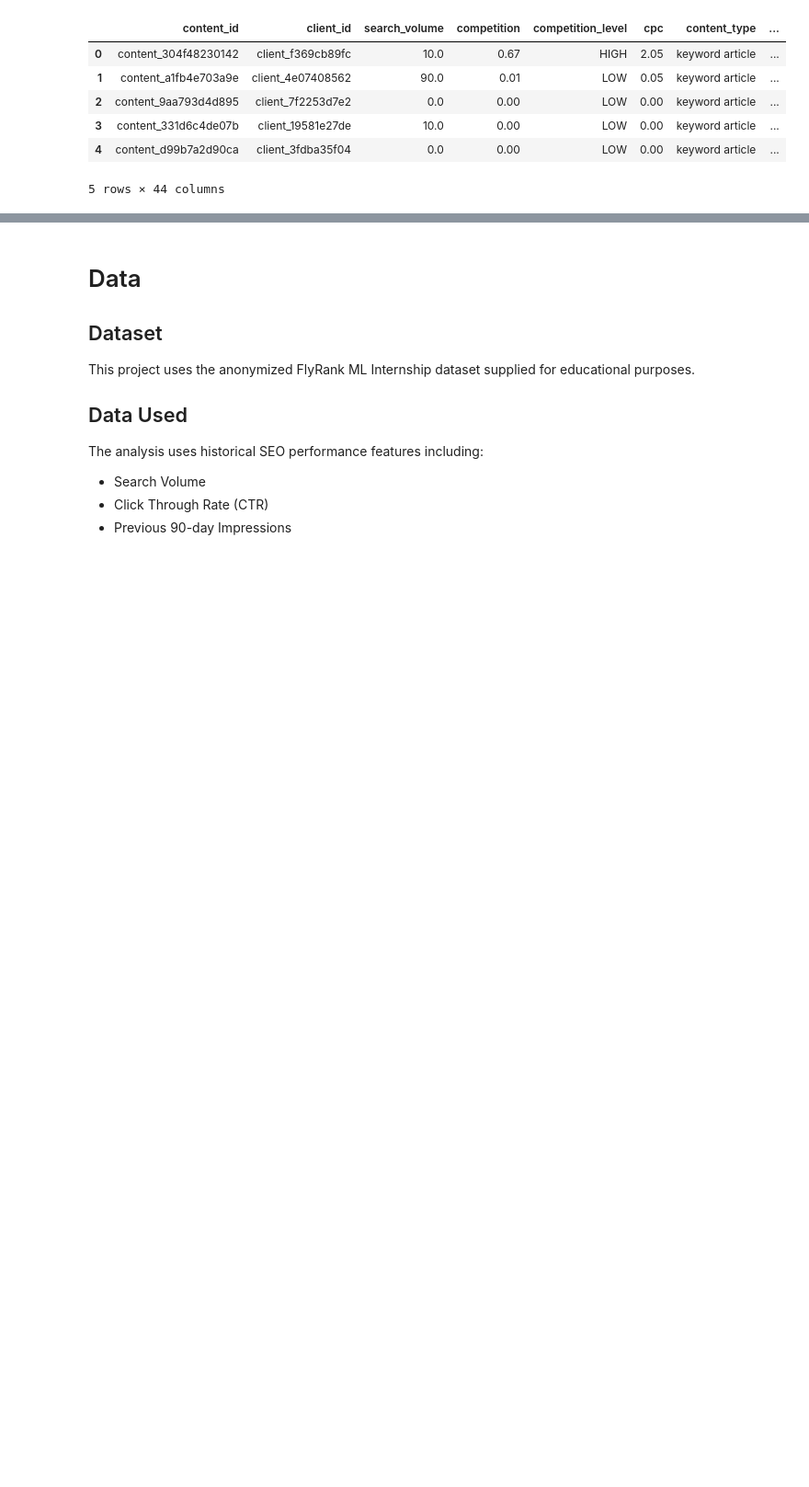
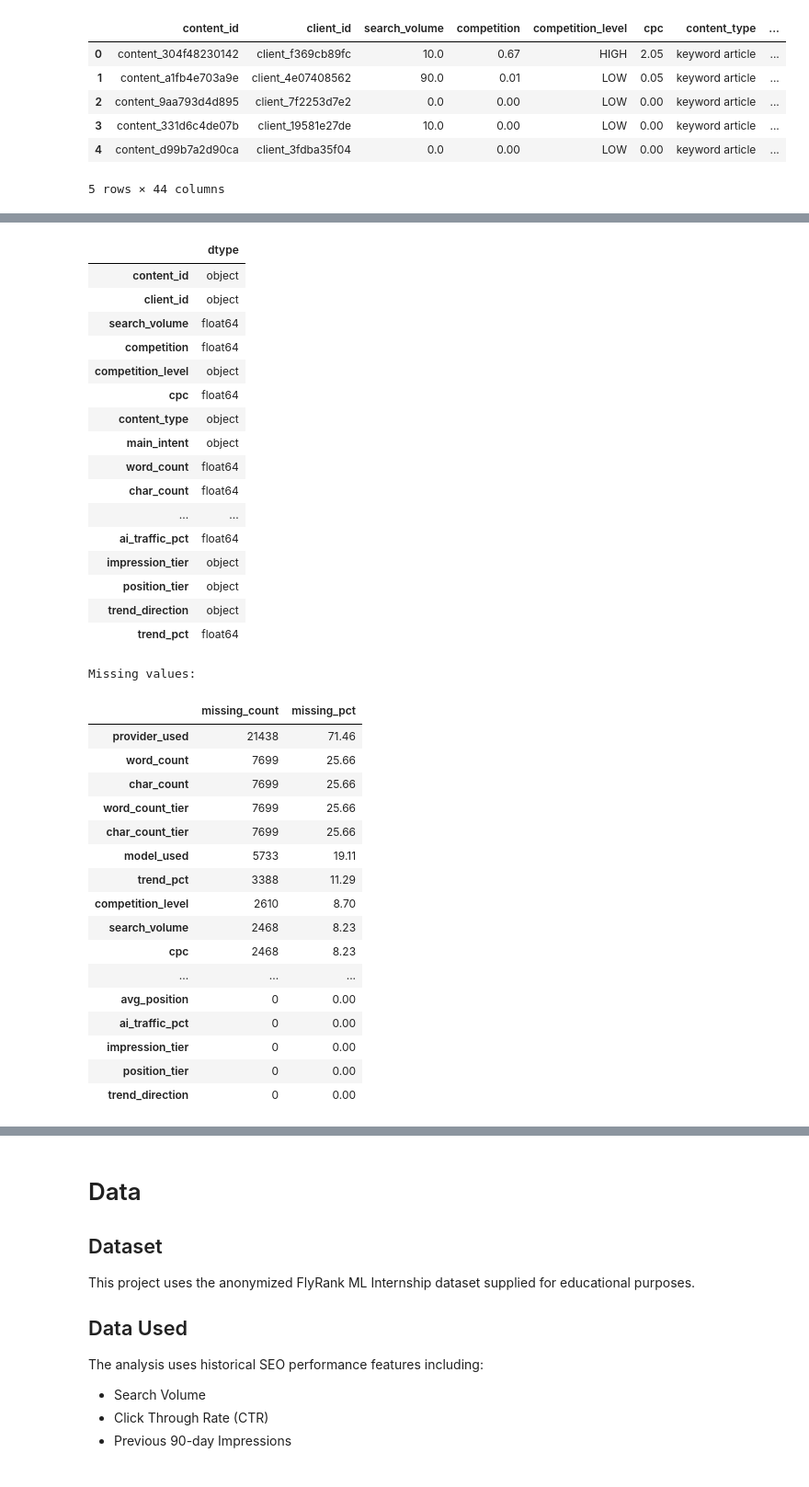
Before and after one commit to prachichoudhary2004/FlyRank, a Jupyter notebook: work/notebooks/capstone.ipynb, the cells around one changed output, grey strips where cells are left out. Shown at 92% size. Cells and saved outputs as stored; diff of their text form; code cells hidden in the pictures; blank space fills up the shorter version.

```diff
--- a/work/notebooks/capstone.ipynb
+++ b/work/notebooks/capstone.ipynb
@@ -34,3 +34,29 @@ display(df.head())
 | 3 | content_331d6c4de07b | client_19581e27de | 10.0 | 0.00 | LOW | 0.00 | keyword article | ... |
 | 4 | content_d99b7a2d90ca | client_3fdba35f04 | 0.0 | 0.00 | LOW | 0.00 | keyword article | ... |
 5 rows × 44 columns
+# %%
+# Basic dataset inspection
+
+print("Shape:", df.shape)
+
+print("\nColumn names:")
+for col in df.columns:
+    print("-", col)
+
+print("\nData types:")
+display(df.dtypes.to_frame("dtype"))
+
+print("\nMissing values:")
+missing = (
+    df.isna()
+      .sum()
+      .sort_values(ascending=False)
+      .to_frame("missing_count")
+)
+
+missing["missing_pct"] = (
+    missing["missing_count"] / len(df) * 100
+).round(2)
+
+display(missing)
+# %% [output]
@@ -36,0 +80,35 @@ display(df.head())
+|  | dtype |
+| content_id | object |
+| client_id | object |
+| search_volume | float64 |
+| competition | float64 |
+| competition_level | object |
+| cpc | float64 |
+| content_type | object |
+| main_intent | object |
+| word_count | float64 |
+| char_count | float64 |
+| ... | ... |
+| ai_traffic_pct | float64 |
+| impression_tier | object |
+| position_tier | object |
+| trend_direction | object |
+| trend_pct | float64 |
+Missing values:
+|  | missing_count | missing_pct |
+| provider_used | 21438 | 71.46 |
+| word_count | 7699 | 25.66 |
+| char_count | 7699 | 25.66 |
+| word_count_tier | 7699 | 25.66 |
+| char_count_tier | 7699 | 25.66 |
+| model_used | 5733 | 19.11 |
+| trend_pct | 3388 | 11.29 |
+| competition_level | 2610 | 8.70 |
+| search_volume | 2468 | 8.23 |
+| cpc | 2468 | 8.23 |
+| ... | ... | ... |
+| avg_position | 0 | 0.00 |
+| ai_traffic_pct | 0 | 0.00 |
+| impression_tier | 0 | 0.00 |
+| position_tier | 0 | 0.00 |
+| trend_direction | 0 | 0.00 |
```
Also changed, not shown: parts of 7 cells of this notebook.
